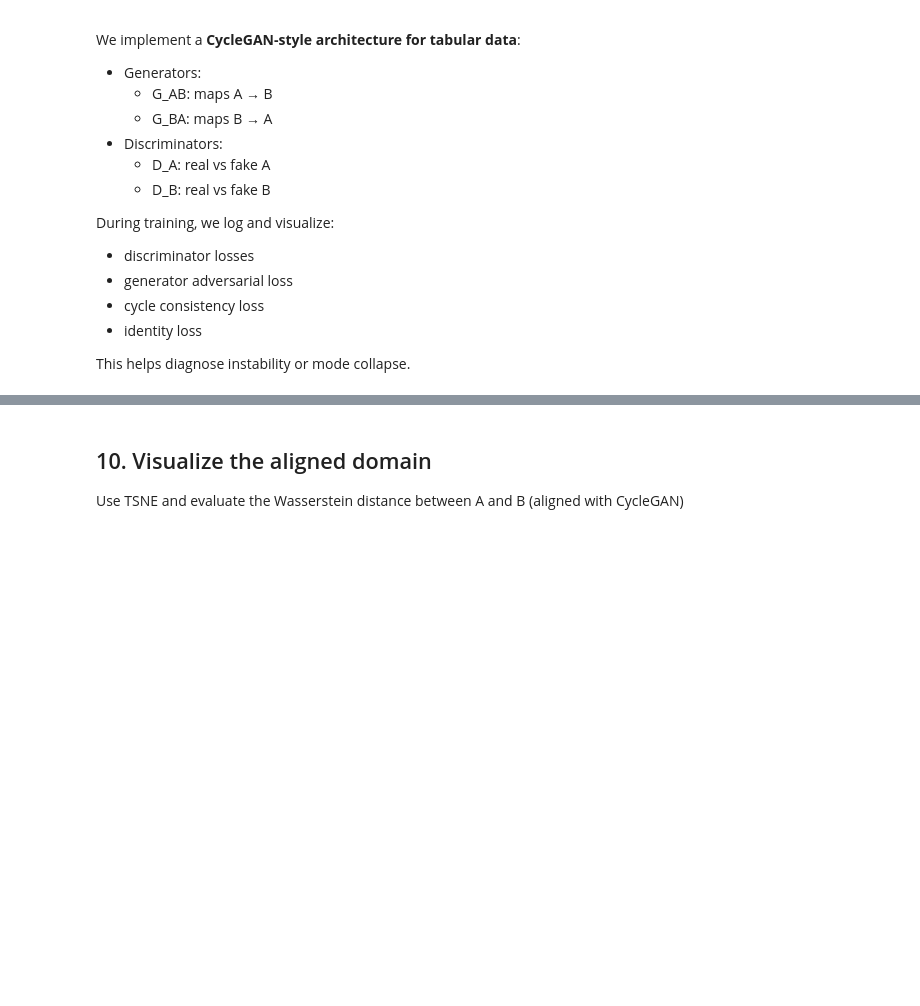
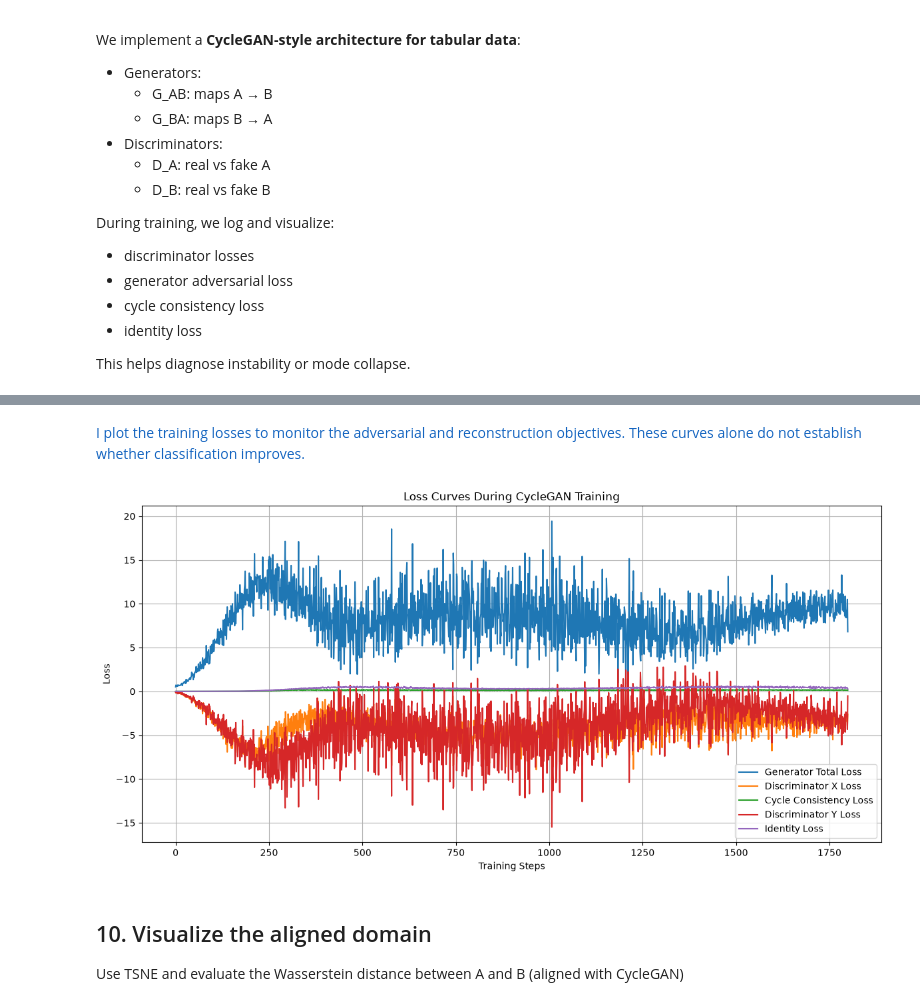
Before and after one commit to Lolillosky/GenerativeDeepLearningCourse, a Jupyter notebook: Topic6/labGANv1_STUDENT.ipynb, the cells around one changed output, grey strips where cells are left out. Cells and saved outputs as stored; diff of their text form; code cells hidden in the pictures; blank space fills up the shorter version.

```diff
--- a/Topic6/labGANv1_STUDENT.ipynb
+++ b/Topic6/labGANv1_STUDENT.ipynb
@@ -64,3 +80,13 @@ Name: count, dtype: int64
 4                0.1625          0.2364                  0.07678
 
 [5 rows x 30 columns]
+# %%
+import torch
+
+device = torch.device(
+    "cuda" if torch.cuda.is_available()
+    else "mps" if torch.backends.mps.is_available()
+    else "cpu"
+)
+
+print(f"Using device: {device}")
@@ -227,2 +287,13 @@ We evaluate two standard classifiers:
 # %%
 # COMPLETE
+
+log_reg_trained_on_A = LogisticRegression()
+log_reg_trained_on_A.fit(XA, yA)
+
+print("Score of model trained on A on A:", log_reg_trained_on_A.score(XA, yA))
+print("Score of model trained on A on B:",log_reg_trained_on_A.score(XB_noisy, yB))
+
+log_reg_trained_on_B = LogisticRegression()
+log_reg_trained_on_B.fit(XB_noisy, yB)
+print("Score of B on B:", log_reg_trained_on_B.score(XB_noisy, yB))
+print("Score of B on A:", log_reg_trained_on_B.score(XA, yA))
@@ -256,3 +393,8 @@ During training, we log and visualize:
 - identity loss
 
 This helps diagnose instability or mode collapse.
+# %%
+X = torch.tensor(XA, dtype=torch.float32)
+Y = torch.tensor(XB_noisy, dtype=torch.float32)
+loader_X = DataLoader(TensorDataset(X), batch_size=16, shuffle=True)
+loader_Y = DataLoader(TensorDataset(Y), batch_size=16, shuffle=True)
@@ -261,3 +549,25 @@ This helps diagnose instability or mode collapse.
+# %% [markdown]
+<p style="color: #1565C0;">I plot the training losses to monitor the adversarial and reconstruction objectives. These curves alone do not establish whether classification improves.</p>
+# %%
+# SECTION 6: Plot Loss Curves
+import matplotlib.pyplot as plt
+
+plt.figure(figsize=(12, 6))
+plt.plot(losses_G, label='Generator Total Loss')
+plt.plot(losses_D_X, label='Discriminator X Loss')
+plt.plot(losses_cycle, label='Cycle Consistency Loss')
+plt.plot(losses_D_Y, label='Discriminator Y Loss')
+plt.plot(losses_identity, label='Identity Loss')
+
+plt.xlabel("Training Steps")
+plt.ylabel("Loss")
+plt.title("Loss Curves During CycleGAN Training")
+plt.legend()
+plt.grid(True)
+plt.tight_layout()
+plt.show()
+# %% [output]
+[figure, added]
 # %% [markdown]
 ## 10. Visualize the aligned domain
 
```
Also changed, not shown: parts of 21 cells of this notebook, 1 other file.
